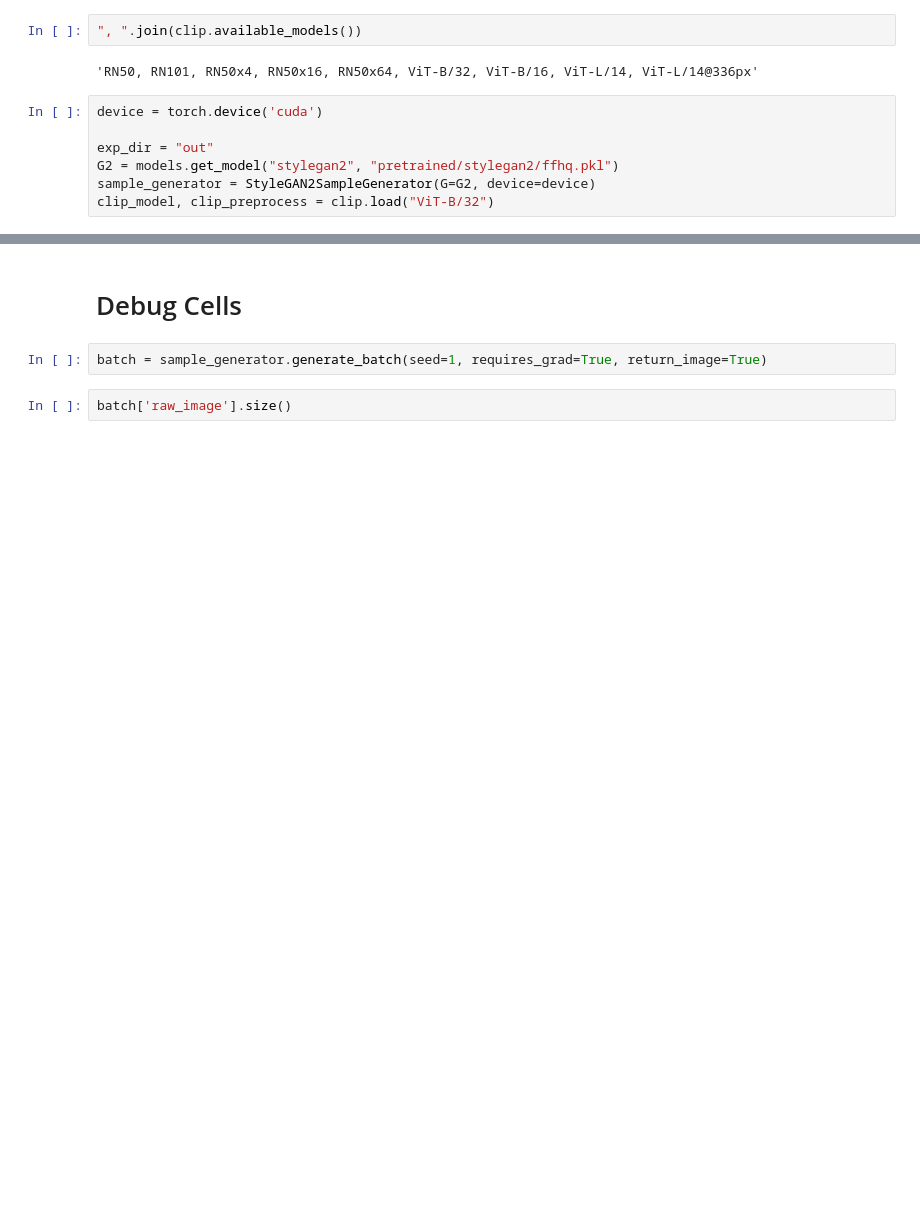
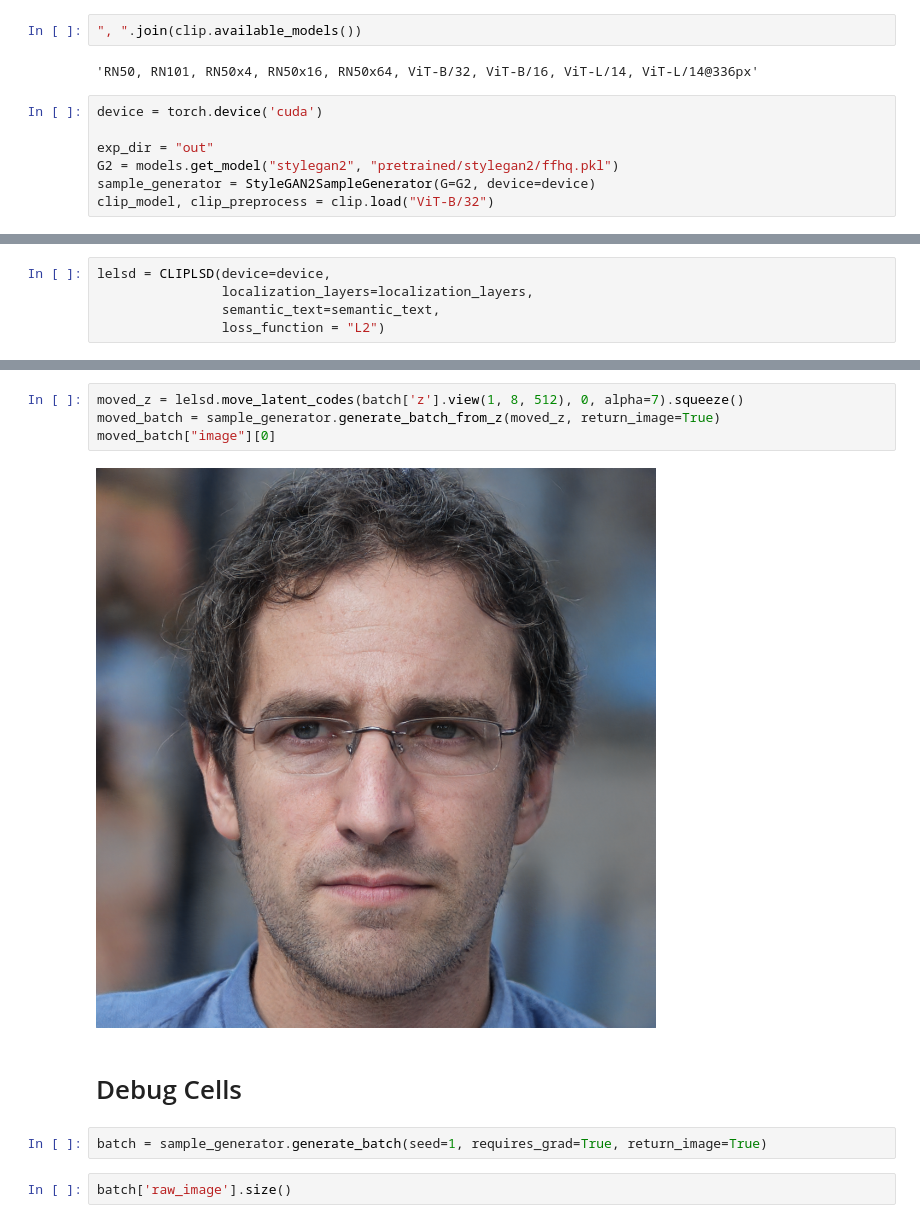
Before and after one commit to IVRL/LELSD, a Jupyter notebook: notebooks/experiment2.ipynb, the cells around one changed output, grey strips where cells are left out. Cells and saved outputs as stored; diff of their text form; blank space fills up the shorter version.

```diff
--- a/notebooks/experiment2.ipynb
+++ b/notebooks/experiment2.ipynb
@@ -126,0 +130,5 @@ RuntimeError: ignored
+# %%
+lelsd = CLIPLSD(device=device,
+                localization_layers=localization_layers,
+                semantic_text=semantic_text,
+                loss_function = "L2")
@@ -127,3 +145,9 @@ RuntimeError: ignored
+# %%
+moved_z = lelsd.move_latent_codes(batch['z'].view(1, 8, 512), 0, alpha=7).squeeze()
+moved_batch = sample_generator.generate_batch_from_z(moved_z, return_image=True)
+moved_batch["image"][0]
+# %% [output]
+[figure, added]
 # %% [markdown]
 # Debug Cells
 # %%
```
Also changed, not shown: parts of 9 cells of this notebook.
